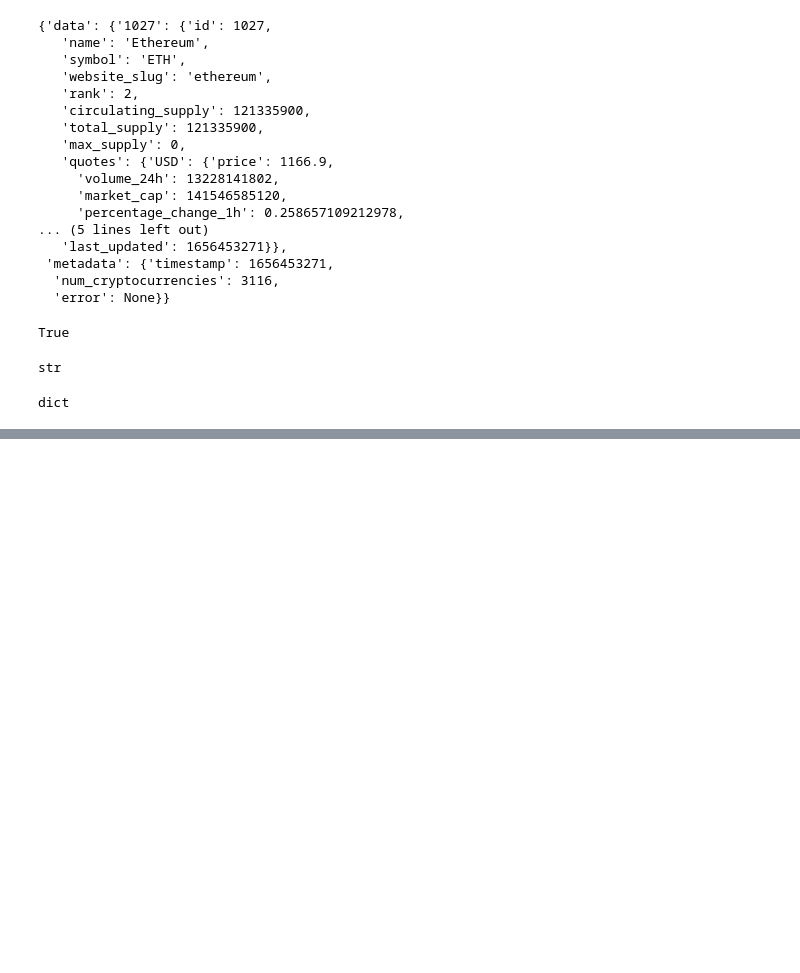
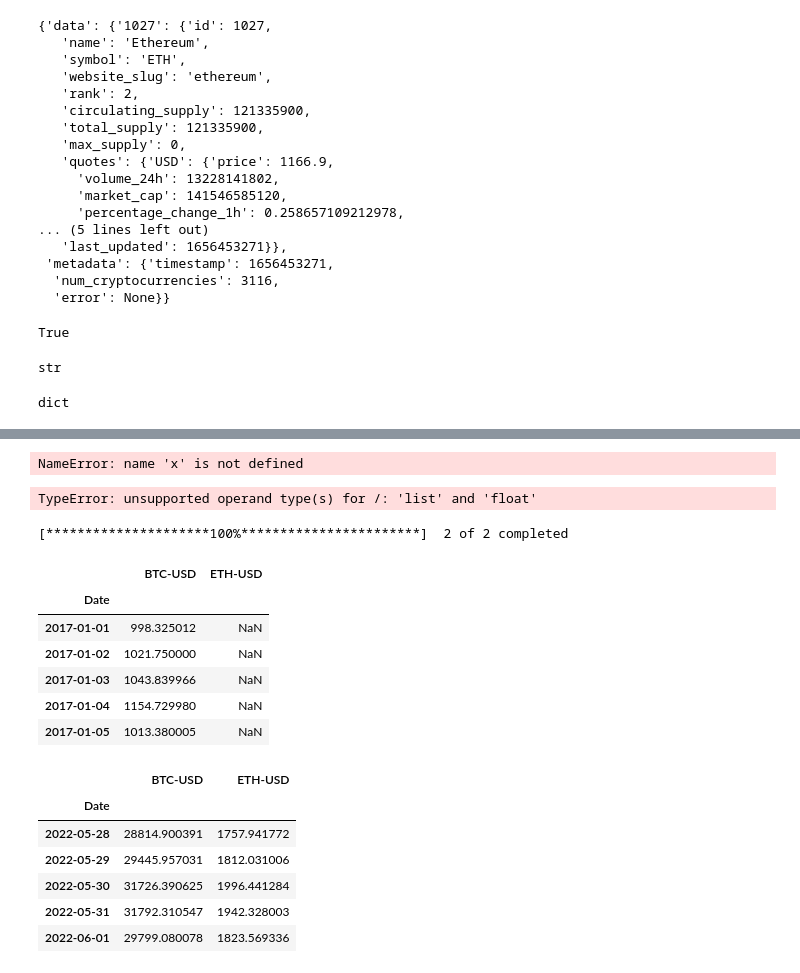
Before and after one commit to doble196/CRYVESTO_2.0, a Jupyter notebook: crypto_data_apis.ipynb, the cells around one changed output, grey strips where cells are left out. Saved outputs shown, nothing was run; the diff lists cells and outputs as text; code cells hidden in the pictures; blank space fills up the shorter version.

Commit message:
closing data for two cryptos eth & btc

```diff
--- a/crypto_data_apis.ipynb
+++ b/crypto_data_apis.ipynb
@@ -226,0 +241,16 @@ TypeError: cannot convert the series to <class 'int'>
+# %%
+new_list = [x / 10 for item in dt_list]
+new_list
+# %% [output]
+NameError: name 'x' is not defined
+# %%
+#Python 3  Progaram to epoch milleseconds to Datetime millesecods
+
+import datetime
+
+millseconds = dt_list / 1000.0
+datetime_obj = datetime.datetime.fromtimestamp(millseconds).strftime('%Y-%m-%d %H:%M:%S.%f')
+
+print(datetime_obj)
+# %% [output]
+TypeError: unsupported operand type(s) for /: 'list' and 'float'
@@ -226,0 +263,30 @@ TypeError: cannot convert the series to <class 'int'>
+# %%
+# crypto_2016_present["Close"].tail()
+cryptoList = ['BTC-USD', 'ETH-USD']
+
+
+startDate = datetime.datetime(2017, 1, 1)
+endDate = datetime.datetime(2022, 6, 1)
+
+btc_eth = pdr.get_data_yahoo(crypto, startDate, endDate)
+
+btc_eth_close = btc_eth['Close']
+
+display(btc_eth_close.head())
+display(btc_eth_close.tail())
+# %% [output]
+[*********************100%***********************]  2 of 2 completed
+|  | BTC-USD | ETH-USD |
+| Date |  |  |
+| 2017-01-01 | 998.325012 | NaN |
+| 2017-01-02 | 1021.750000 | NaN |
+| 2017-01-03 | 1043.839966 | NaN |
+| 2017-01-04 | 1154.729980 | NaN |
+| 2017-01-05 | 1013.380005 | NaN |
+|  | BTC-USD | ETH-USD |
+| Date |  |  |
+| 2022-05-28 | 28814.900391 | 1757.941772 |
+| 2022-05-29 | 29445.957031 | 1812.031006 |
+| 2022-05-30 | 31726.390625 | 1996.441284 |
+| 2022-05-31 | 31792.310547 | 1942.328003 |
+| 2022-06-01 | 29799.080078 | 1823.569336 |
```
Also changed, not shown: parts of 13 cells of this notebook.
